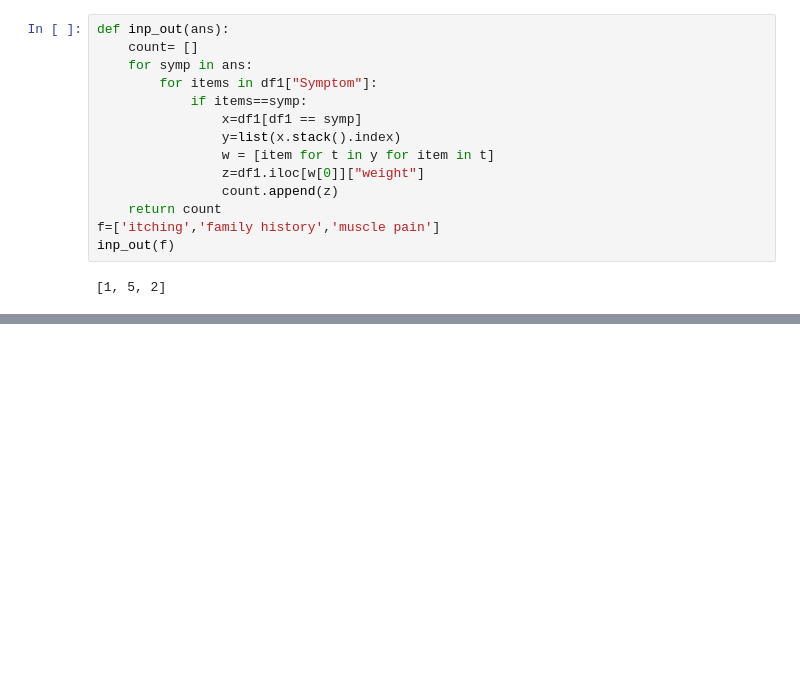
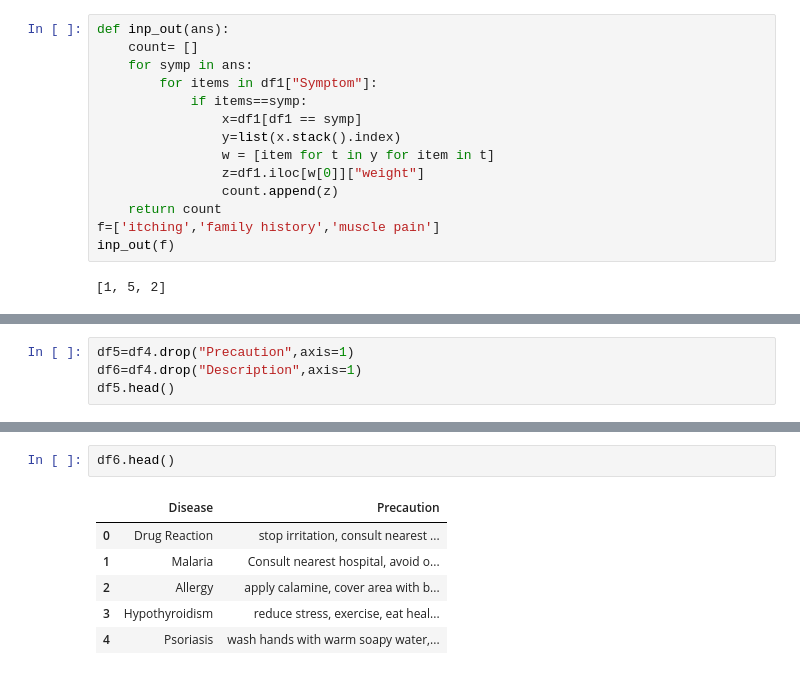
Before and after one commit to vaishnavi2038/Disease-Prediction-System-, a Jupyter notebook: Output D P.ipynb, the cells around one changed output, grey strips where cells are left out. Drawn from its saved outputs; the diff is of its cells as text; blank space fills up the shorter version.

```diff
--- a/Output D P.ipynb
+++ b/Output D P.ipynb
@@ -169,0 +144,4 @@ file.close()
+# %%
+df5=df4.drop("Precaution",axis=1)
+df6=df4.drop("Description",axis=1)
+df5.head()
@@ -169,0 +155,9 @@ file.close()
+# %%
+df6.head()
+# %% [output]
+|  | Disease | Precaution |
+| 0 | Drug Reaction | stop irritation, consult nearest ... |
+| 1 | Malaria | Consult nearest hospital, avoid o... |
+| 2 | Allergy | apply calamine, cover area with b... |
+| 3 | Hypothyroidism | reduce stress, exercise, eat heal... |
+| 4 | Psoriasis | wash hands with warm soapy water,... |
```
Also changed, not shown: parts of 13 cells of this notebook, 4 other files.
